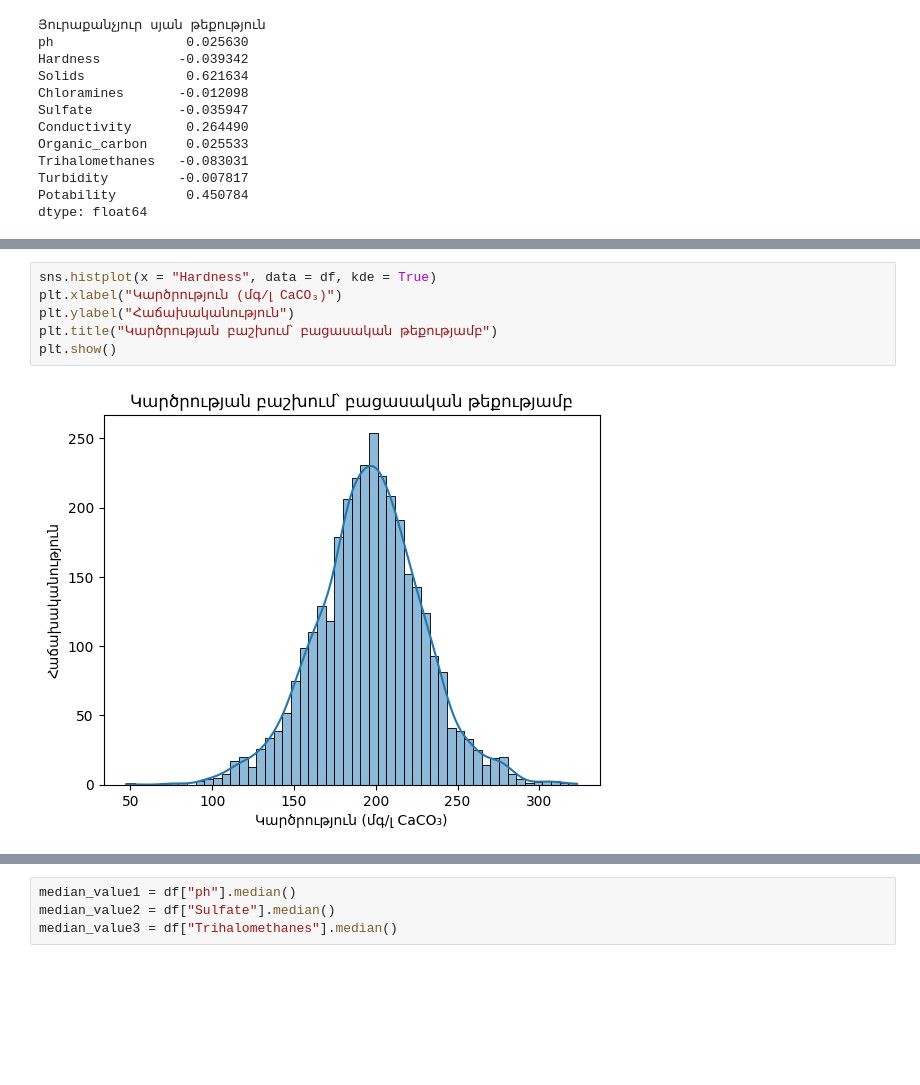
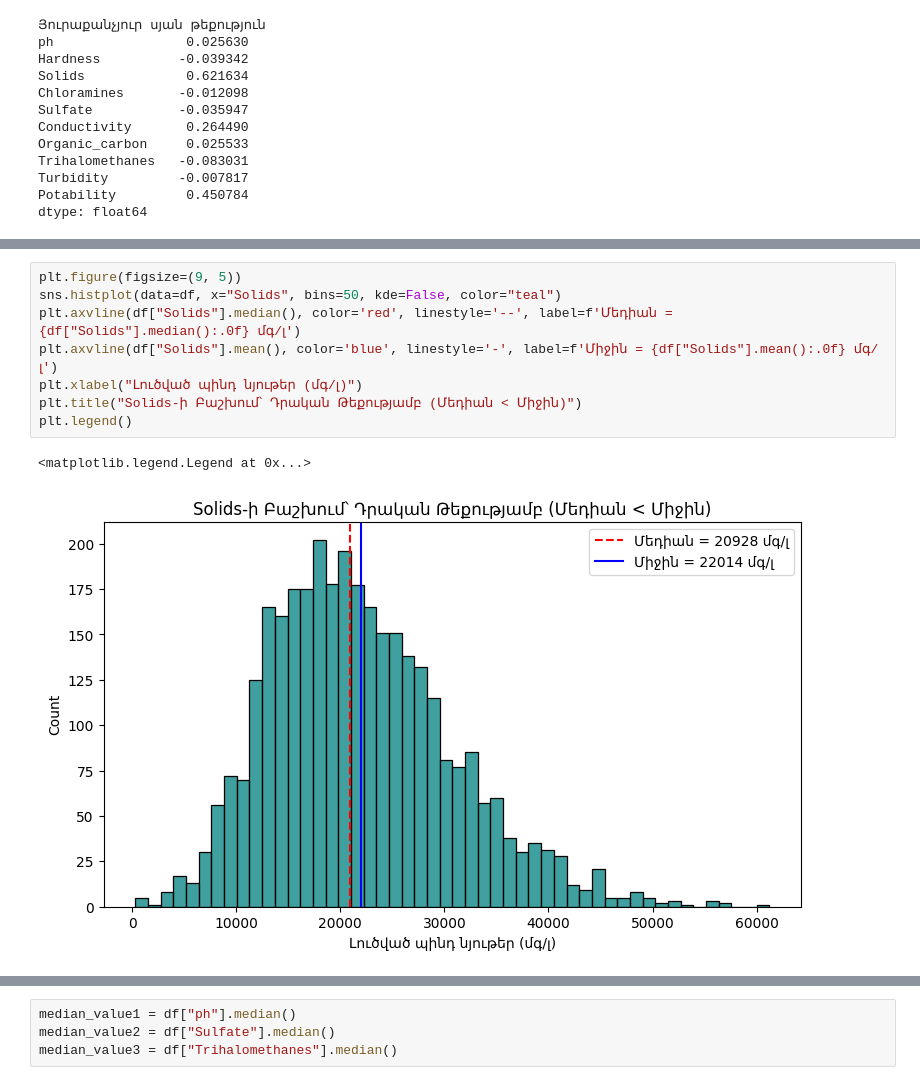
Before and after one commit to mkrtchyyan/WQ_YSU, a Jupyter notebook: WaterQualityPrediction.ipynb, the cells around one changed output, grey strips where cells are left out. Saved outputs shown, nothing was run; the diff lists cells and outputs as text; blank space fills up the shorter version.

```diff
--- a/WaterQualityPrediction.ipynb
+++ b/WaterQualityPrediction.ipynb
@@ -184,8 +176,11 @@ plt.show()
-# %%
-sns.histplot(x = "Hardness", data = df, kde = True)
-plt.xlabel("Կարծրություն (մգ/լ CaCO₃)")
-plt.ylabel("Հաճախականություն")
-plt.title("Կարծրության բաշխում՝ բացասական թեքությամբ")
-plt.show()
-# %% [output]
-[figure, removed]
+# %%
+plt.figure(figsize=(9, 5))
+sns.histplot(data=df, x="Solids", bins=50, kde=False, color="teal")
+plt.axvline(df["Solids"].median(), color='red', linestyle='--', label=f'Մեդիան = {df["Solids"].median():.0f} մգ/լ')
+plt.axvline(df["Solids"].mean(), color='blue', linestyle='-', label=f'Միջին = {df["Solids"].mean():.0f} մգ/լ')
+plt.xlabel("Լուծված պինդ նյութեր (մգ/լ)")
+plt.title("Solids-ի Բաշխում՝ Դրական Թեքությամբ (Մեդիան < Միջին)")
+plt.legend()
+# %% [output]
+<matplotlib.legend.Legend at 0x...>
+[figure, added]
```
Also changed, not shown: parts of 18 cells of this notebook.
